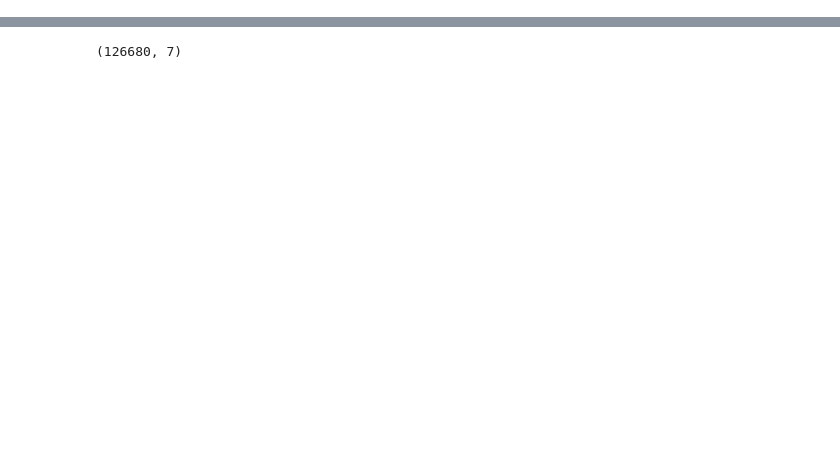
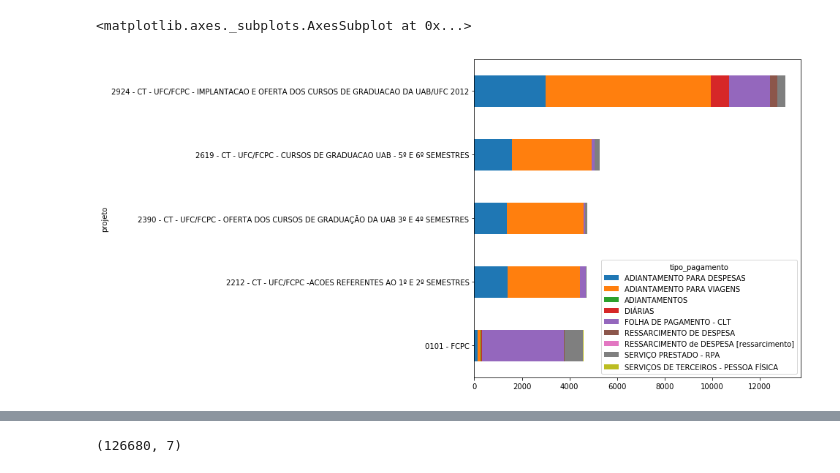
Before and after one commit to abevieiramota/course-python-data-analysis1, a Jupyter notebook: 00 - Exemplo.ipynb, the cells around one changed output, grey strips where cells are left out. Drawn from its saved outputs; the diff is of its cells as text; code cells hidden in the pictures; blank space fills up the shorter version.

```diff
--- a/00 - Exemplo.ipynb
+++ b/00 - Exemplo.ipynb
@@ -4,0 +86,6 @@ import pandas as pd
+# %%
+df[df.projeto.isin(largest_projetos.index)].groupby(['projeto', 'tipo_pagamento']).size().unstack()\
+.plot(kind = 'barh', stacked = True, figsize = (8, 8))
+# %% [output]
+<matplotlib.axes._subplots.AxesSubplot at 0x...>
+[figure, added]
```
Also changed, not shown: parts of 24 cells of this notebook.
